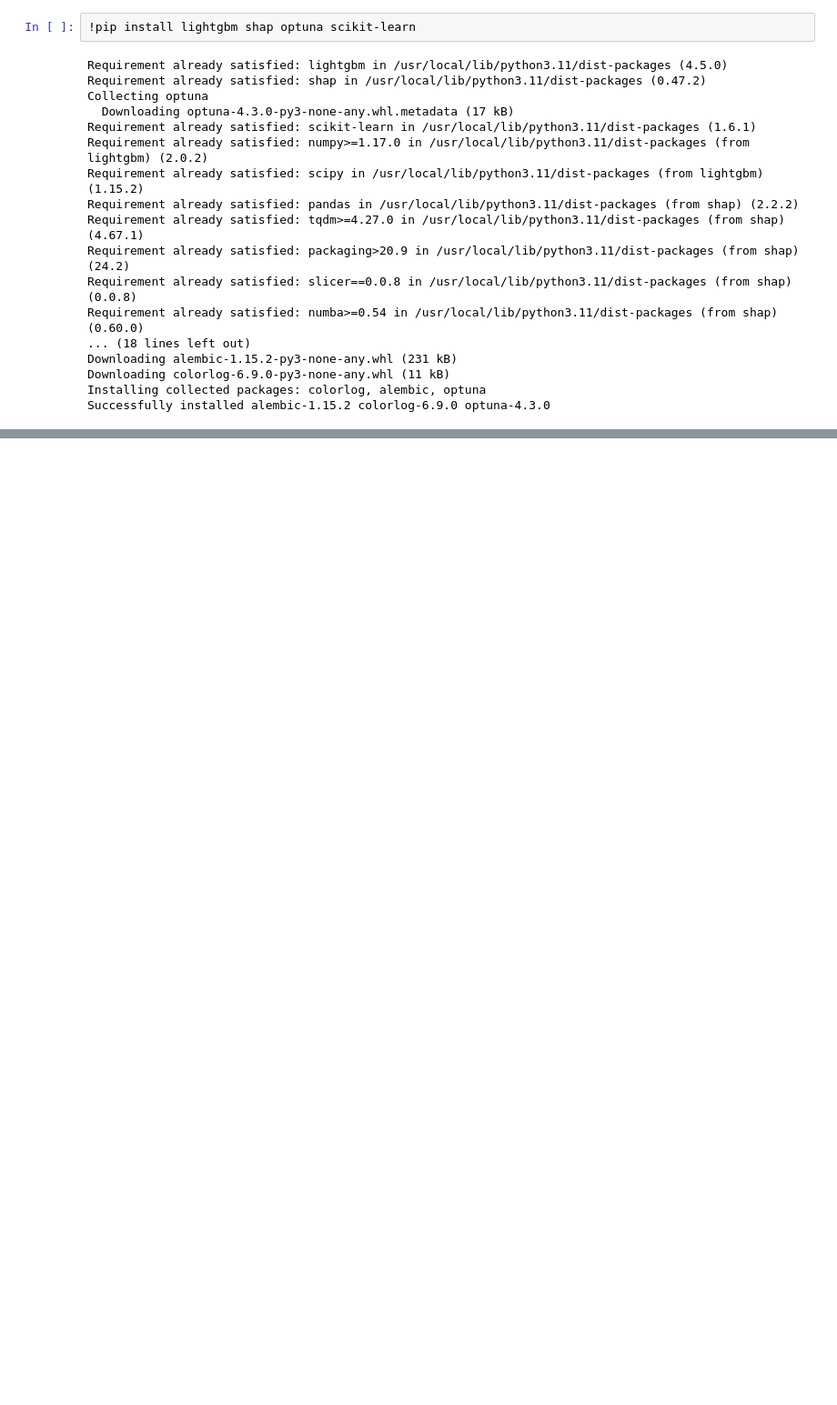
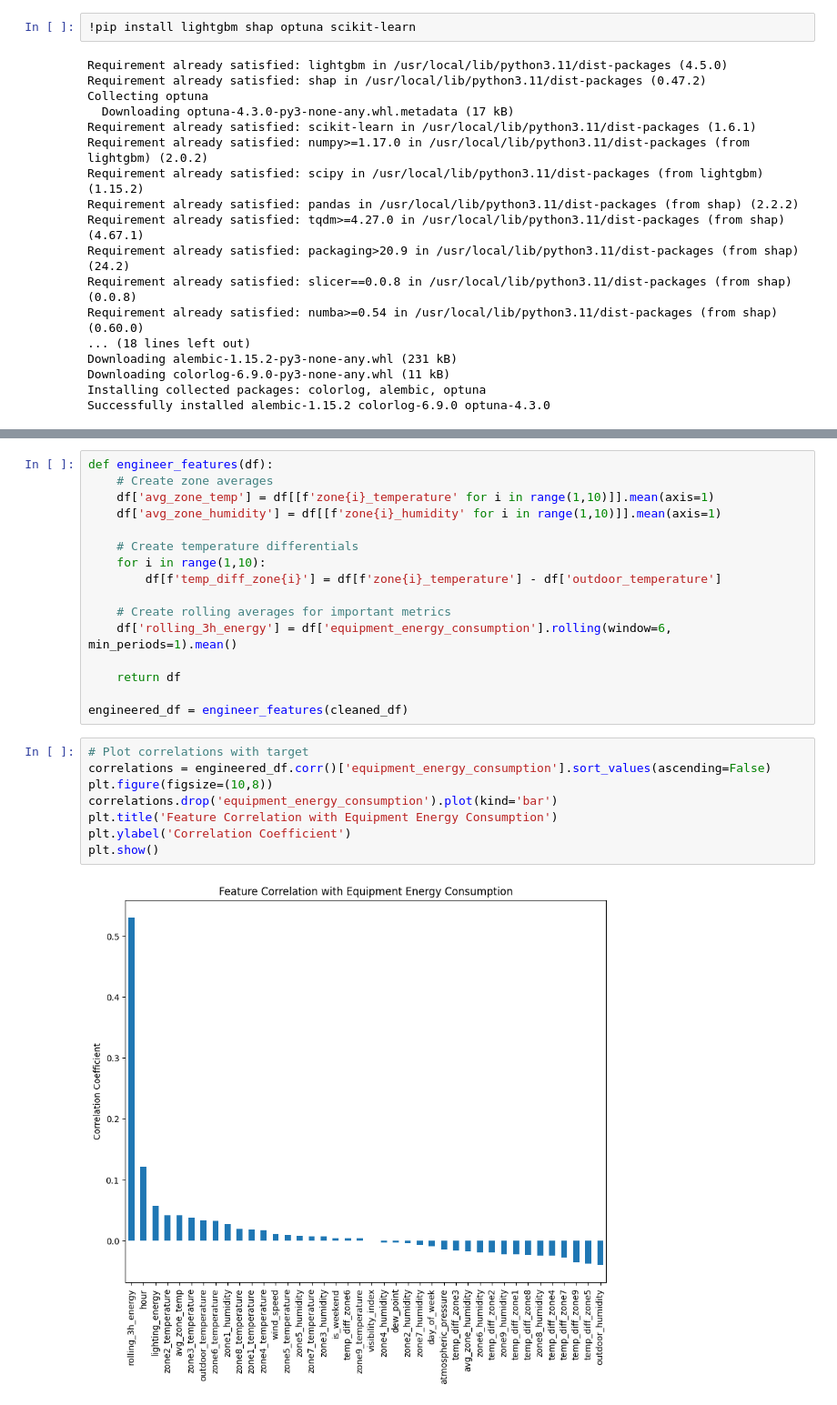
Before and after one commit to Sma9016/DS-Intern-Assignment-Muthu-Aravind, a Jupyter notebook: data-intern-project.ipynb, the cells around one changed output, grey strips where cells are left out. Shown at 91% size. Cells and saved outputs as stored; diff of their text form; blank space fills up the shorter version.

```diff
--- a/data-intern-project.ipynb
+++ b/data-intern-project.ipynb
@@ -719,0 +613,26 @@ You can try to debug the error by setting error_score='raise'.
+# %%
+def engineer_features(df):
+    # Create zone averages
+    df['avg_zone_temp'] = df[[f'zone{i}_temperature' for i in range(1,10)]].mean(axis=1)
+    df['avg_zone_humidity'] = df[[f'zone{i}_humidity' for i in range(1,10)]].mean(axis=1)
+
+    # Create temperature differentials
+    for i in range(1,10):
+        df[f'temp_diff_zone{i}'] = df[f'zone{i}_temperature'] - df['outdoor_temperature']
+
+    # Create rolling averages for important metrics
+    df['rolling_3h_energy'] = df['equipment_energy_consumption'].rolling(window=6, min_periods=1).mean()
+
+    return df
+
+engineered_df = engineer_features(cleaned_df)
+# %%
+# Plot correlations with target
+correlations = engineered_df.corr()['equipment_energy_consumption'].sort_values(ascending=False)
+plt.figure(figsize=(10,8))
+correlations.drop('equipment_energy_consumption').plot(kind='bar')
+plt.title('Feature Correlation with Equipment Energy Consumption')
+plt.ylabel('Correlation Coefficient')
+plt.show()
+# %% [output]
+[figure, added]
```
Also changed, not shown: parts of 23 cells of this notebook.
